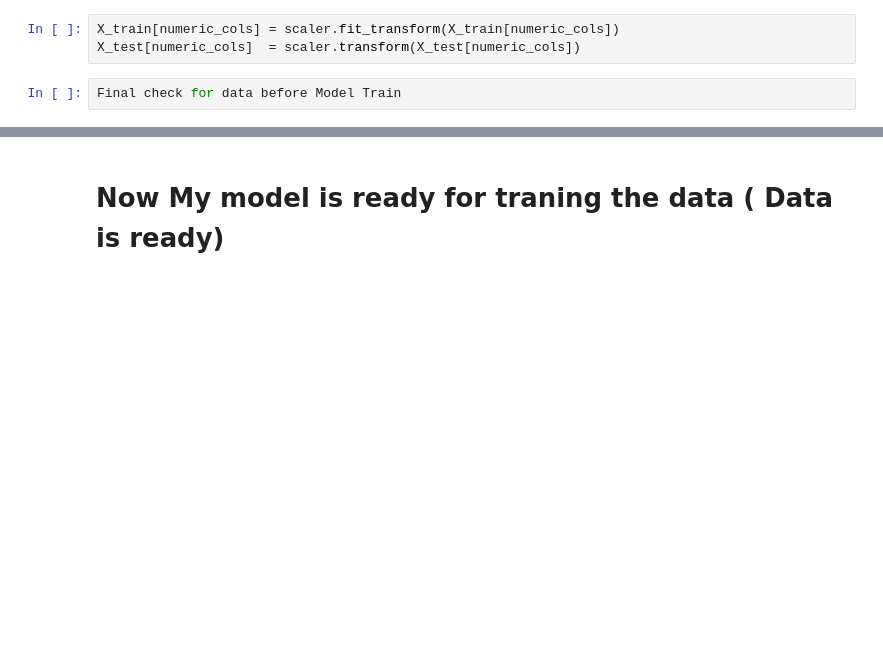
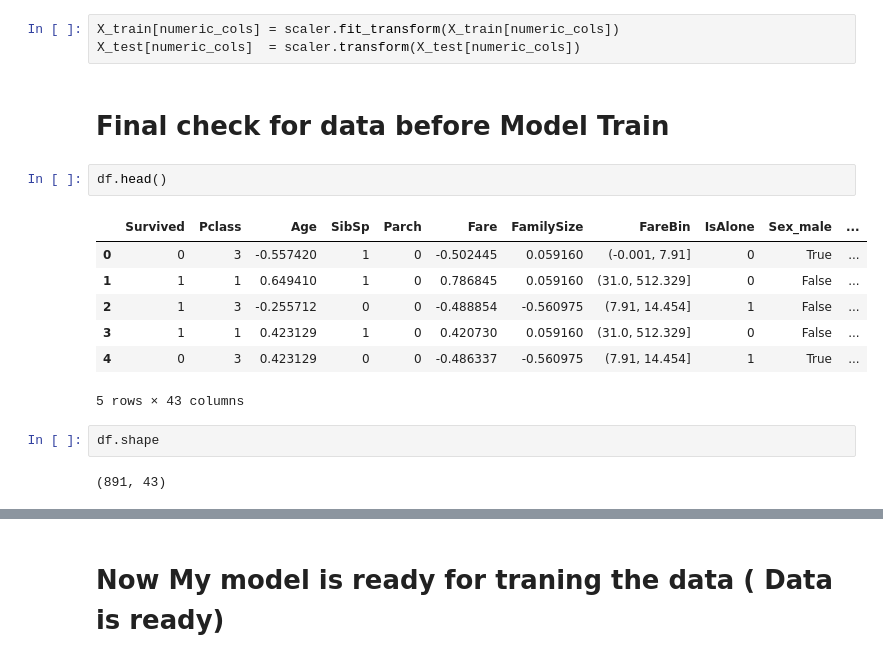
Before and after one commit to sandeshbhatta495/AI, a Jupyter notebook: Titanic Survival projects/titanic survival .ipynb, the cells around one changed output, grey strips where cells are left out. Drawn from its saved outputs; the diff is of its cells as text; blank space fills up the shorter version.

Commit message:
Final commit before working with Data before Model traning

```diff
--- a/Titanic Survival projects/titanic survival .ipynb
+++ b/Titanic Survival projects/titanic survival .ipynb
@@ -308,5 +308,19 @@ X_train, X_test, y_train, y_test = train_test_split(
 # %%
 X_train[numeric_cols] = scaler.fit_transform(X_train[numeric_cols])
 X_test[numeric_cols]  = scaler.transform(X_test[numeric_cols])
-# %%
-Final check for data before Model Train
+# %% [markdown]
+# Final check for data before Model Train
+# %%
+df.head()
+# %% [output]
+|  | Survived | Pclass | Age | SibSp | Parch | Fare | FamilySize | FareBin | IsAlone | Sex_male | ... |
+| 0 | 0 | 3 | -0.557420 | 1 | 0 | -0.502445 | 0.059160 | (-0.001, 7.91] | 0 | True | ... |
+| 1 | 1 | 1 | 0.649410 | 1 | 0 | 0.786845 | 0.059160 | (31.0, 512.329] | 0 | False | ... |
+| 2 | 1 | 3 | -0.255712 | 0 | 0 | -0.488854 | -0.560975 | (7.91, 14.454] | 1 | False | ... |
+| 3 | 1 | 1 | 0.423129 | 1 | 0 | 0.420730 | 0.059160 | (31.0, 512.329] | 0 | False | ... |
+| 4 | 0 | 3 | 0.423129 | 0 | 0 | -0.486337 | -0.560975 | (7.91, 14.454] | 1 | True | ... |
+5 rows × 43 columns
+# %%
+df.shape
+# %% [output]
+(891, 43)
```
Also changed, not shown: parts of 2 cells of this notebook.
